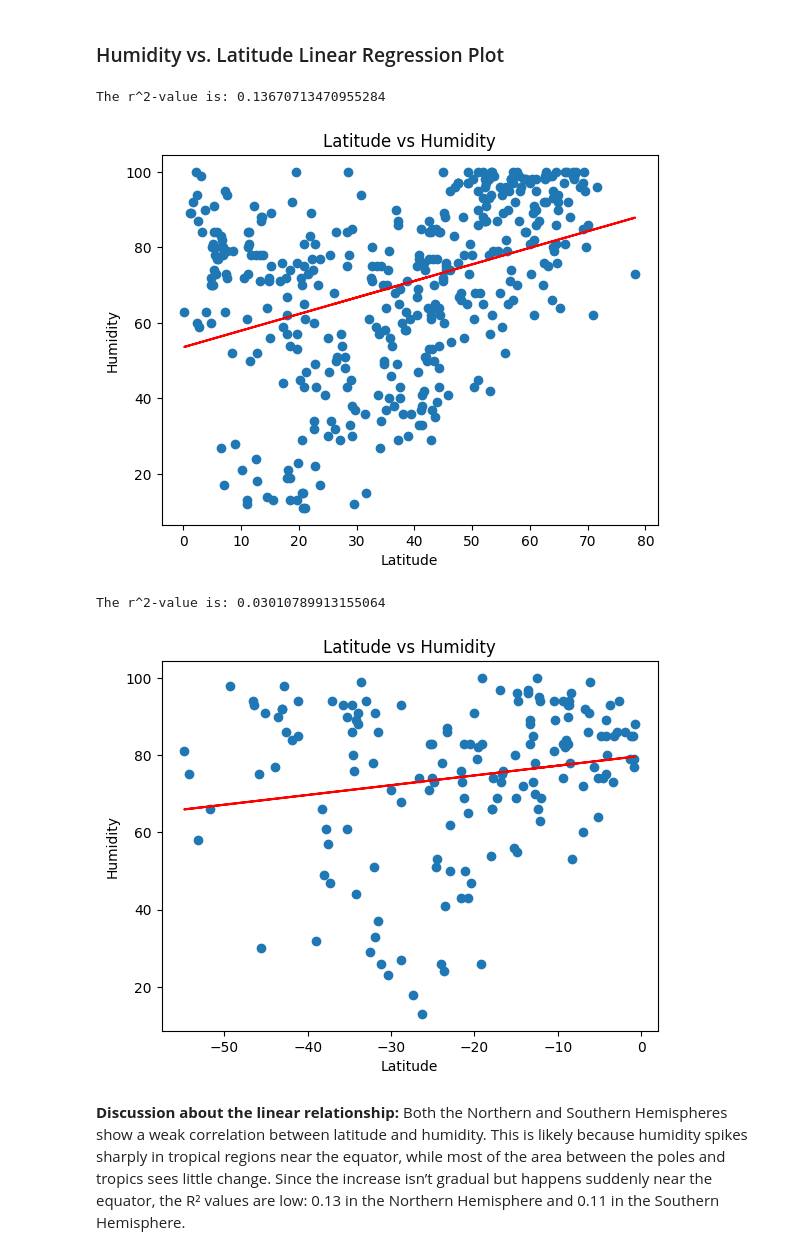
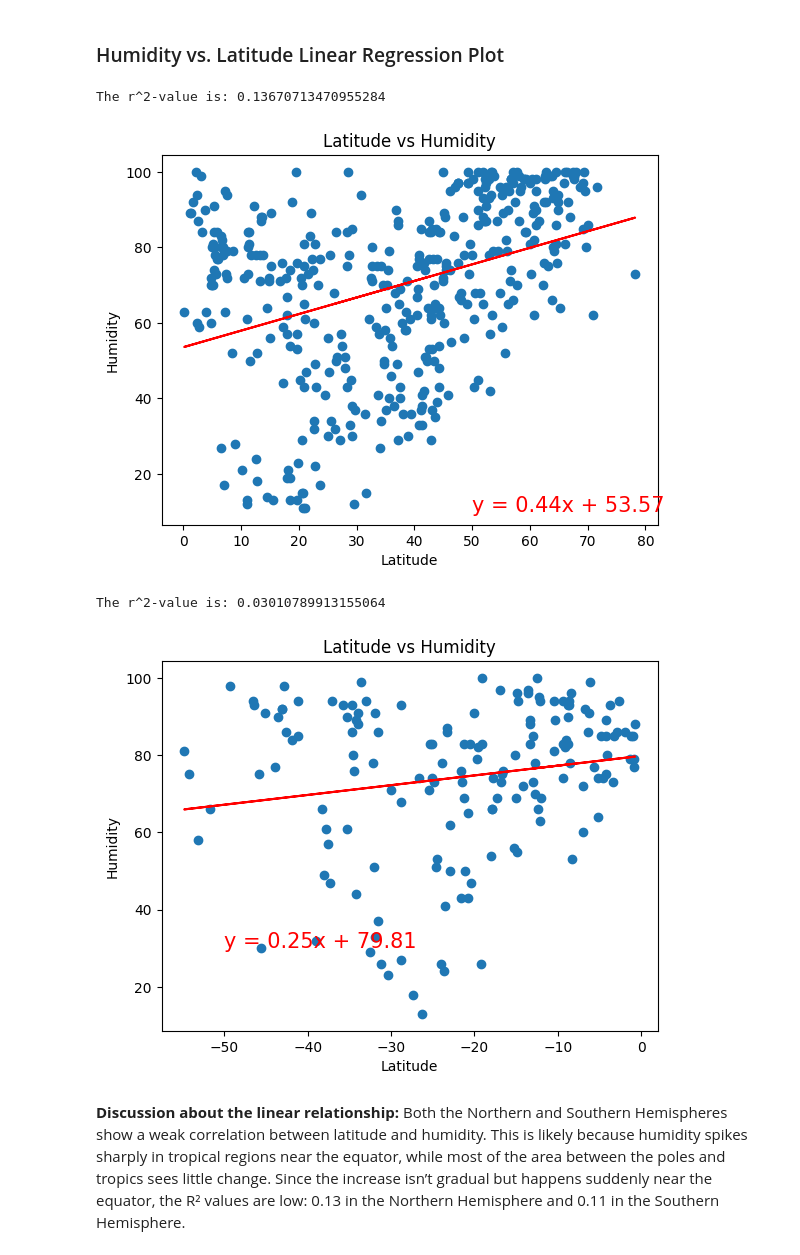
Before and after one commit to JHBoon/python_api_challenge_2025, a Jupyter notebook: Weatherpy/Starter_Code/WeatherPy.ipynb, the cells around one changed output. Saved outputs shown, nothing was run; the diff lists cells and outputs as text; code cells hidden in the pictures.

```diff
--- a/Weatherpy/Starter_Code/WeatherPy.ipynb
+++ b/Weatherpy/Starter_Code/WeatherPy.ipynb
@@ -348,19 +348,19 @@ In contrast, the Southern Hemisphere has an R² of just 0.2, but this is likely
 # %%
 # Northern Hemisphere
 x_values = northern_hemi_df["Lat"]
 y_values = northern_hemi_df["Humidity"]
-plot_linear_regression(x_values,y_values,"Humidity", (6,0))
+plot_linear_regression(x_values,y_values,"Humidity", (50,10))
 # %% [output]
 The r^2-value is: 0.13670713470955284
-[figure, old version]
+[figure, new version]
 # %%
 # Southern Hemisphere
 x_values = southern_hemi_df["Lat"]
 y_values = southern_hemi_df["Humidity"]
-plot_linear_regression(x_values,y_values,"Humidity", (6,0))
+plot_linear_regression(x_values,y_values,"Humidity", (-50,30))
 # %% [output]
 The r^2-value is: 0.03010789913155064
-[figure, old version]
+[figure, new version]
 # %% [markdown]
 **Discussion about the linear relationship:**
 Both the Northern and Southern Hemispheres show a weak correlation between latitude and humidity. This is likely because humidity spikes sharply in tropical regions near the equator, while most of the area between the poles and tropics sees little change. Since the increase isn’t gradual but happens suddenly near the equator, the R² values are low: 0.13 in the Northern Hemisphere and  0.11 in the Southern Hemisphere.
```
Also changed, not shown: parts of 5 cells of this notebook.
